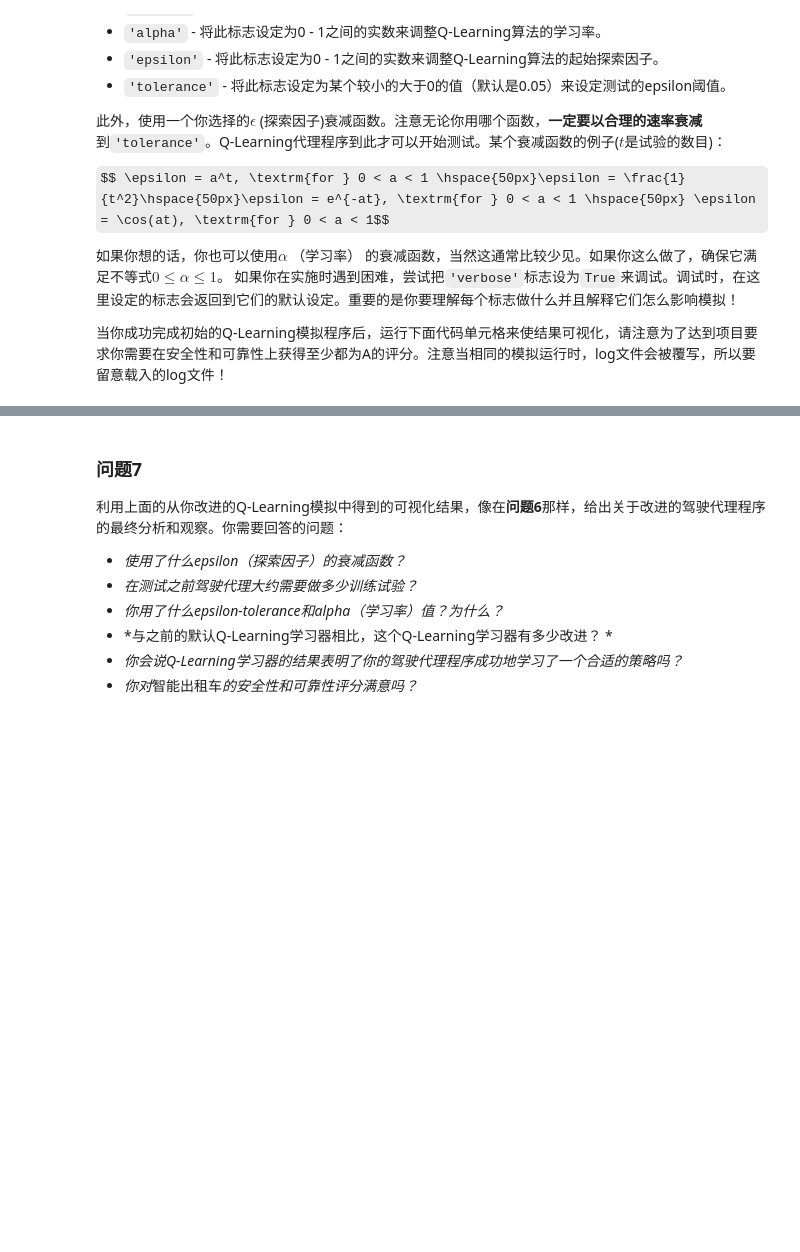
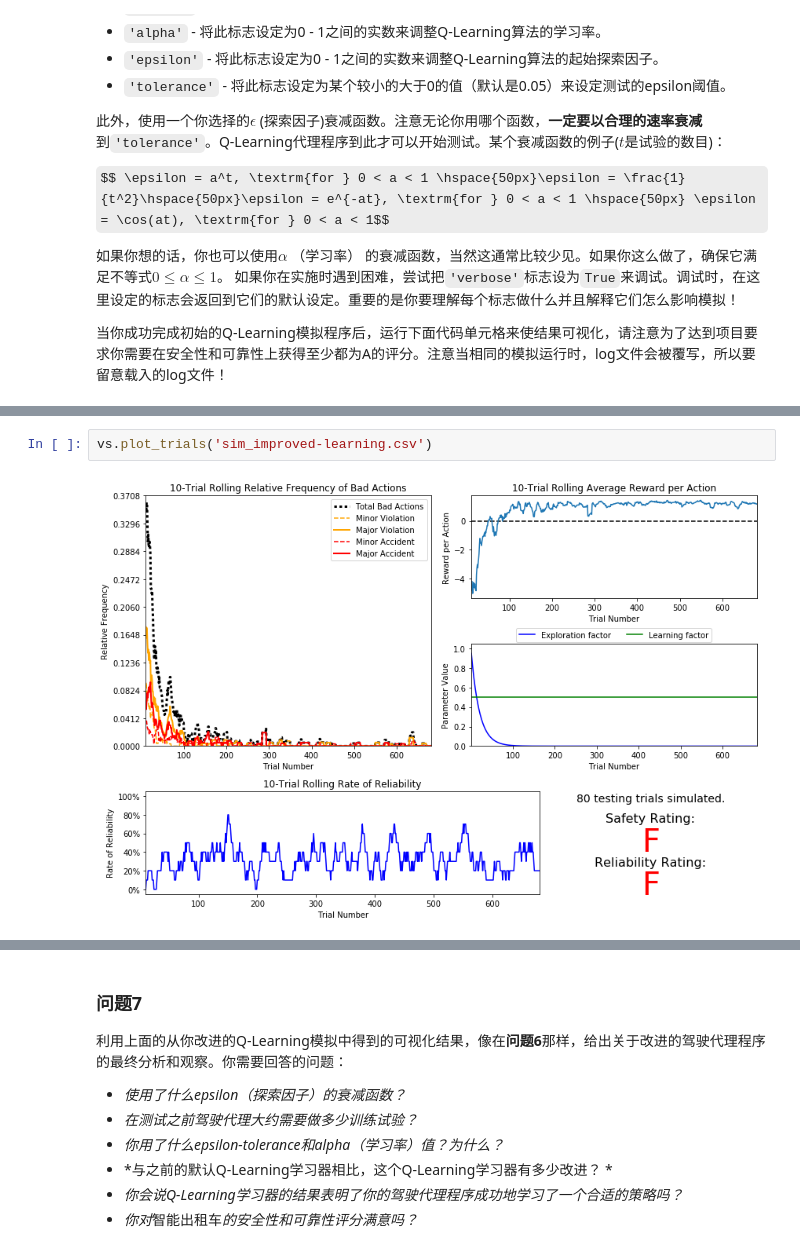
Before and after one commit to Lotus-LuoTong/smartcab, a Jupyter notebook: smartcab.ipynb, the cells around one changed output, grey strips where cells are left out. Cells and saved outputs as stored; diff of their text form; some formulas as TeX source; blank space fills up the shorter version.

```diff
--- a/smartcab.ipynb
+++ b/smartcab.ipynb
@@ -253,0 +254,4 @@ vs.plot_trials('sim_improved-learning.csv')
+# %%
+vs.plot_trials('sim_improved-learning.csv')
+# %% [output]
+[figure, added]
```
Also changed, not shown: parts of 2 cells of this notebook, 3 other files.
